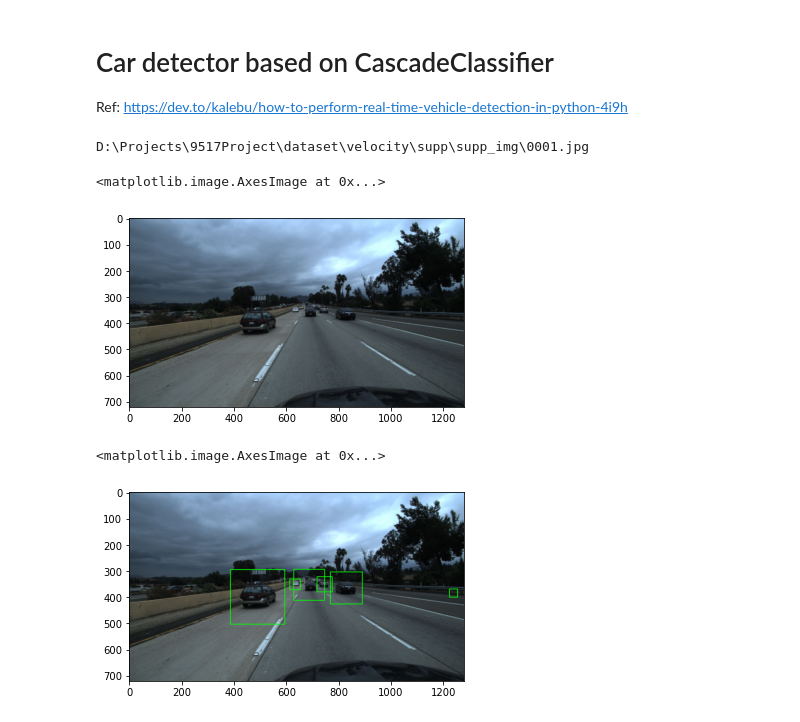
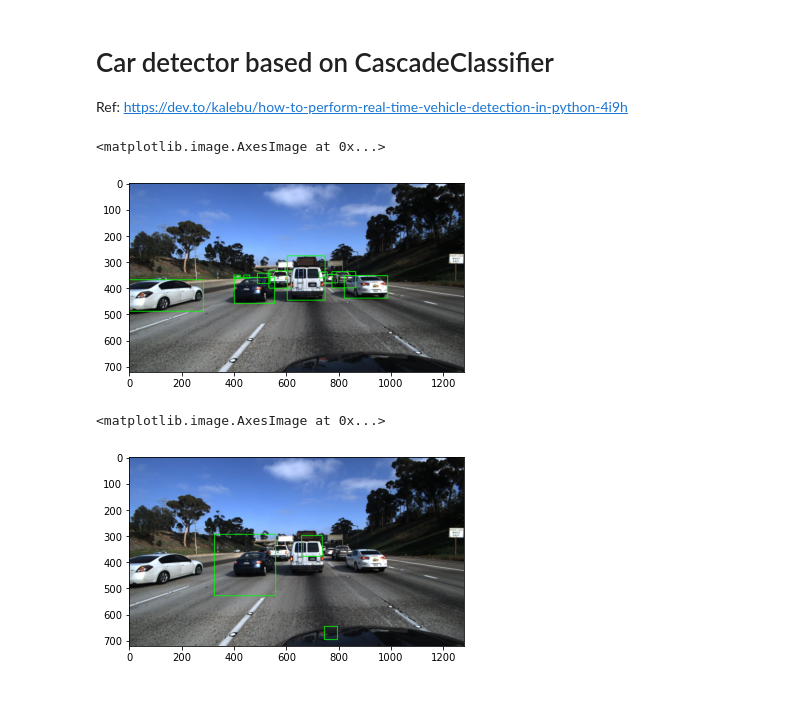
Before and after one commit to WhySoSeriousssss/9517Project, a Jupyter notebook: car detector/cascade_demo.ipynb, the cells around one changed output. Drawn from its saved outputs; the diff is of its cells as text; code cells hidden in the pictures.

```diff
--- a/car detector/cascade_demo.ipynb
+++ b/car detector/cascade_demo.ipynb
@@ -10,12 +10,11 @@ import matplotlib.pyplot as plt
 # %%
 cars_cascade = cv2.CascadeClassifier('haarcascade_car.xml')
 # %%
-image = util.read_velocity_image('supp', 1, annotation=False)
+image = util.read_velocity_image('supp', 8, annotation=True)
 plt.imshow(image)
 # %% [output]
-D:\Projects\9517Project\dataset\velocity\supp\supp_img\0001.jpg
+<matplotlib.image.AxesImage at 0x...>
-<matplotlib.image.AxesImage at 0x...>
-[figure, old version]
+[figure, new version]
 # %%
 cars = cars_cascade.detectMultiScale(image, 1.15, 4)
 for (x, y, w, h) in cars:
@@ -23,7 +22,7 @@ for (x, y, w, h) in cars:
 plt.imshow(image)
 # %% [output]
 <matplotlib.image.AxesImage at 0x...>
-[figure, old version]
+[figure, new version]
 # %%
 cv2.imshow('image', cv2.cvtColor(image, cv2.COLOR_RGB2BGR))
 cv2.waitKey(0)
```
